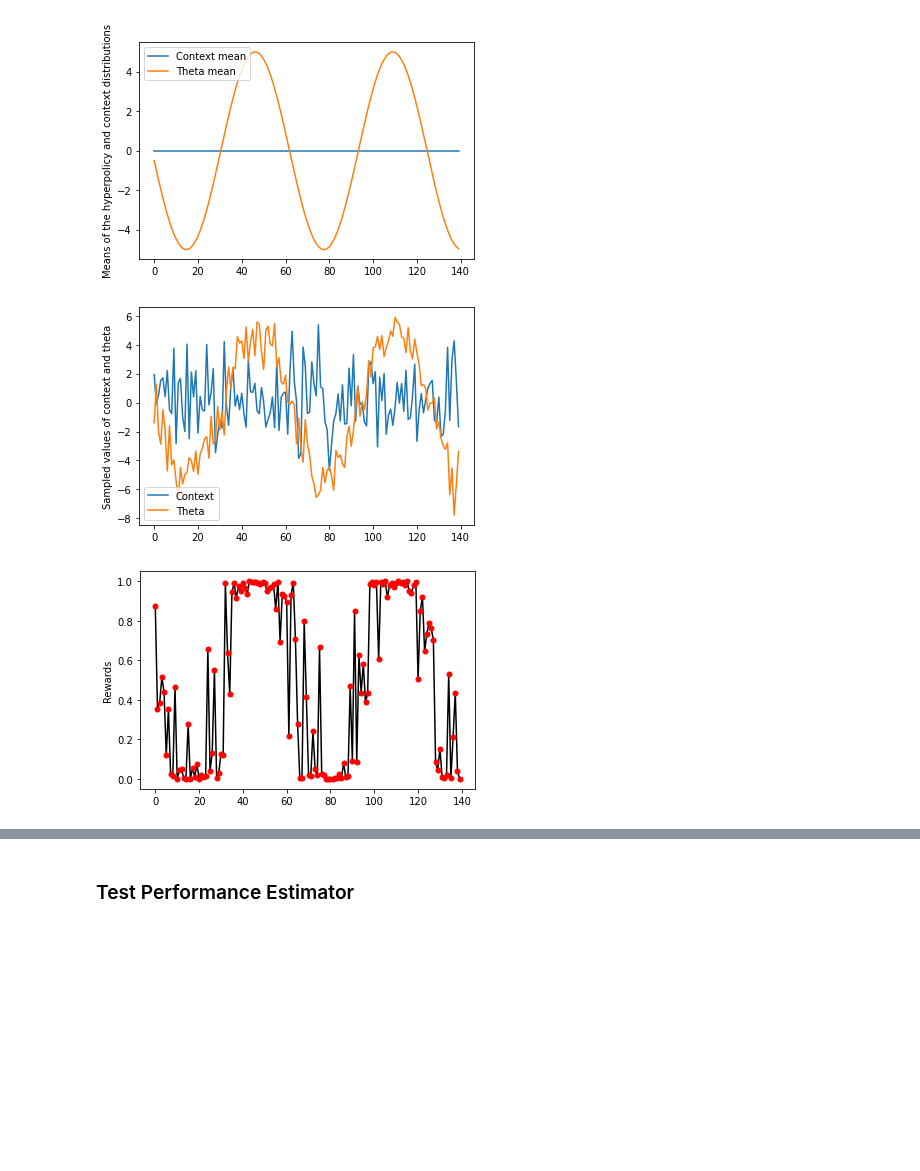
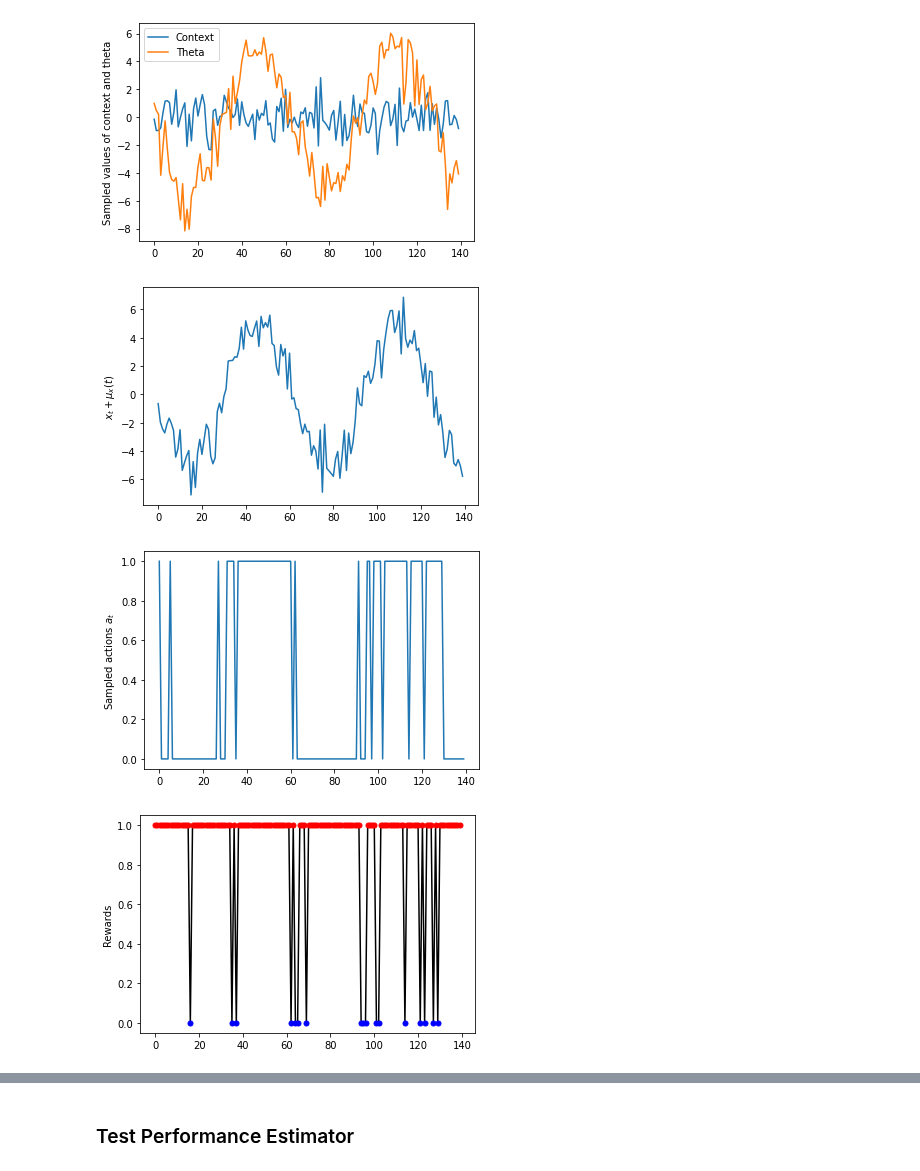
Before and after one commit to francescovidaich964/Como_lake, a Jupyter notebook: bandit_tests/non-stat_contextual_bandits.ipynb, the cells around one changed output, grey strips where cells are left out. Cells and saved outputs as stored; diff of their text form; code cells hidden in the pictures; blank space fills up the shorter version.

Commit message:
Rewrote descriptions and changed plots

```diff
--- a/bandit_tests/non-stat_contextual_bandits.ipynb
+++ b/bandit_tests/non-stat_contextual_bandits.ipynb
@@ -195,7 +199,7 @@ Here we will define the hyperpolicy class following the structure described at t
 # %%
 class hyperpolicy:
 
-    def __init__(self, sigma_theta, param_based=True, **kwargs):
+    def __init__(self, param_based=True, sigma_theta=1, **kwargs):
 
         # Store the given parameters
         self.sigma_theta = sigma_theta
@@ -246,35 +250,60 @@ Tune the problem changing:
 # %%
+
+#### Problem settings ####
+param_based = True
+NS_context  = False
+remove_context = False
+##########################
+
 # Get random hyperpolicy
-nu  = hyperpolicy(sigma_theta=1, param_based=True,
+nu  = hyperpolicy(param_based, sigma_theta=1,
                   A=5, phi=0.1, psi=np.pi)
 
 # Initialize environment and the type of problem
-env = environment(sigma_x=2, NS_context=False, remove_context=False,
+env = environment(NS_context, remove_context, sigma_x=1,
                   A=5, phi=0.1, psi=np.pi)
 
 # Play the hyperpolicy
-contexts, thetas, rewards, context_means, theta_means = env.play(nu, n_steps=140, get_p=True)
+contexts, thetas, rewards, actions, NS_process, theta_means = env.play(nu, n_steps=140, get_p=False)
 # %%
 # Plot the evolution of everything
-plt.plot(context_means, label="Context mean")
+"""
+plt.plot(NS_process, label="Non-Stat process")
 plt.plot(theta_means, label="Theta mean`")
 plt.ylabel("Means of the hyperpolicy and context distributions")
 plt.legend()
 plt.show()
+"""
 
 plt.plot(contexts, label="Context")
 plt.plot(thetas, label="Theta")
 plt.ylabel("Sampled values of context and theta")
 plt.legend()
 plt.show()
 
+
+if remove_context or not(NS_context):
+    plt.plot(contexts + NS_process)
+    plt.ylabel('$x_t + \mu_x(t)$')
+else:
+    plt.plot(contexts - NS_process)
+    plt.ylabel('$x_t - \mu_x(t)$')
+plt.show()
+
+
+plt.plot(actions)
+plt.ylabel('Sampled actions $a_t$')
+plt.show()
+
+
 plt.plot(rewards, c='black')
 plt.plot(np.where(rewards>0)[0],  rewards[rewards>0],  'ro', markersize=5)
 plt.plot(np.where(rewards==0)[0], rewards[rewards==0], 'bo', markersize=5)
 plt.ylabel("Rewards")
 plt.show()
 # %% [output]
-[figure, old version]
+[figure, new version]
-[figure, old version]
+[figure, new version]
-[figure, old version]
+[figure, new version]
+[figure, added]
 # %% [markdown]
```
Also changed, not shown: parts of 12 cells of this notebook.
